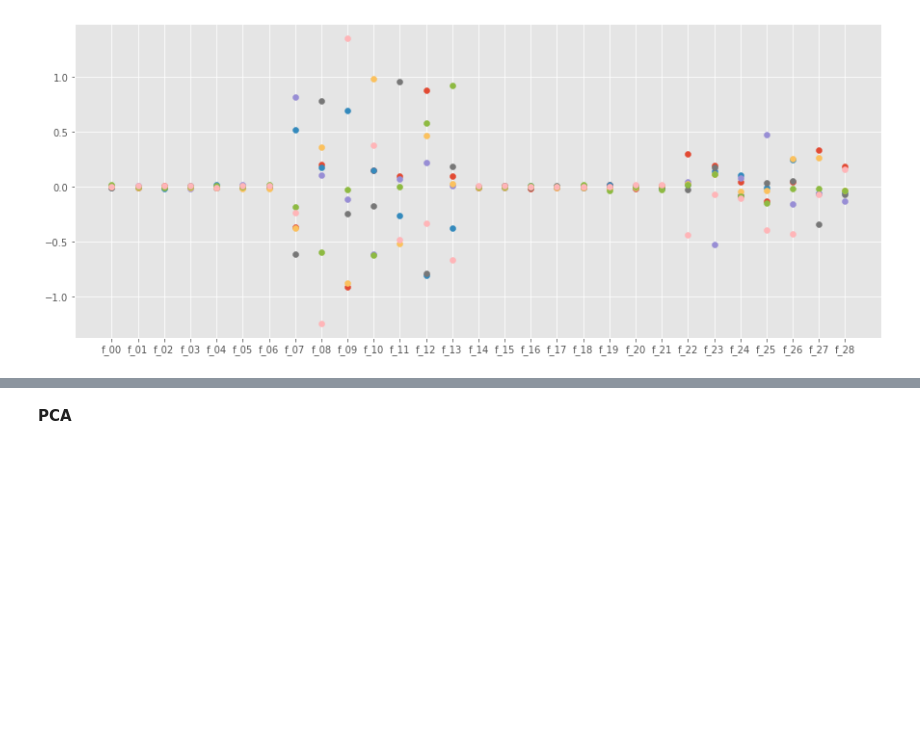
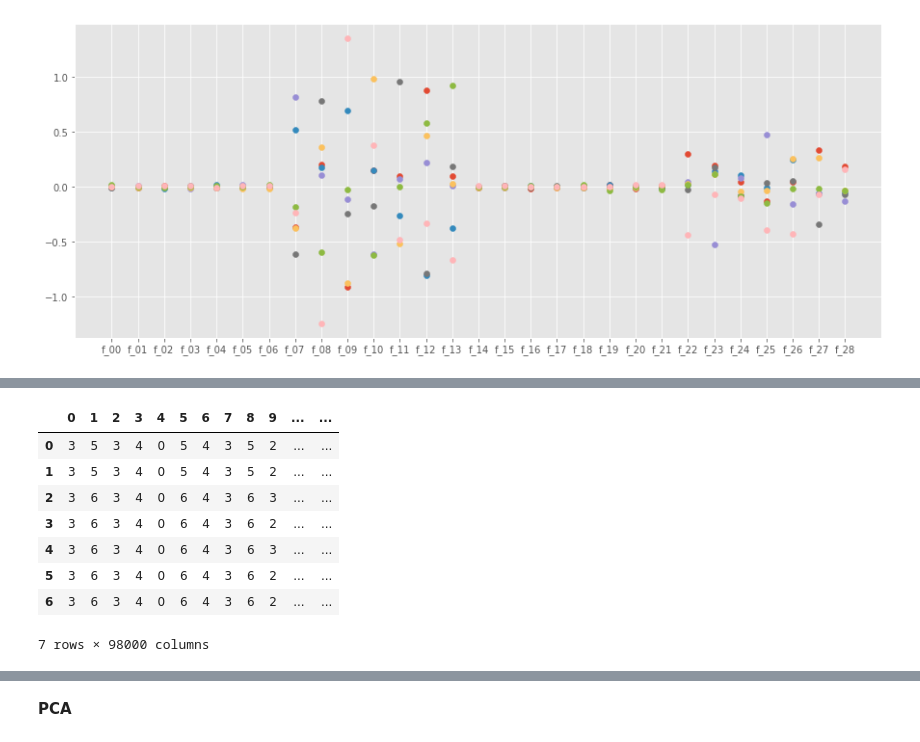
Before and after one commit to NagaoTadashi/kaggle, a Jupyter notebook: tabular-playground-july.ipynb, the cells around one changed output, grey strips where cells are left out. Cells and saved outputs as stored; diff of their text form; code cells hidden in the pictures; blank space fills up the shorter version.

```diff
--- a/tabular-playground-july.ipynb
+++ b/tabular-playground-july.ipynb
@@ -133,0 +146,19 @@ preds2 = mean_model.fit_predict(data_scaled[important_cols])
+# %%
+df_predsAry_copy = df_predsAry.copy()
+
+for i in range(n_seed):
+    index_old = df_predsAry_copy.iloc[i,:].value_counts().keys()
+    for j in range(len(index_old)):
+        df_predsAry_copy.iloc[i,:] = df_predsAry_copy.iloc[i,:].replace(index_old[j],100+j)
+df_predsAry = df_predsAry_copy - 100
+df_predsAry
+# %% [output]
+|  | 0 | 1 | 2 | 3 | 4 | 5 | 6 | 7 | 8 | 9 | ... | ... |
+| 0 | 3 | 5 | 3 | 4 | 0 | 5 | 4 | 3 | 5 | 2 | ... | ... |
+| 1 | 3 | 5 | 3 | 4 | 0 | 5 | 4 | 3 | 5 | 2 | ... | ... |
+| 2 | 3 | 6 | 3 | 4 | 0 | 6 | 4 | 3 | 6 | 3 | ... | ... |
+| 3 | 3 | 6 | 3 | 4 | 0 | 6 | 4 | 3 | 6 | 2 | ... | ... |
+| 4 | 3 | 6 | 3 | 4 | 0 | 6 | 4 | 3 | 6 | 3 | ... | ... |
+| 5 | 3 | 6 | 3 | 4 | 0 | 6 | 4 | 3 | 6 | 2 | ... | ... |
+| 6 | 3 | 6 | 3 | 4 | 0 | 6 | 4 | 3 | 6 | 2 | ... | ... |
+7 rows × 98000 columns
```
Also changed, not shown: parts of 13 cells of this notebook.
